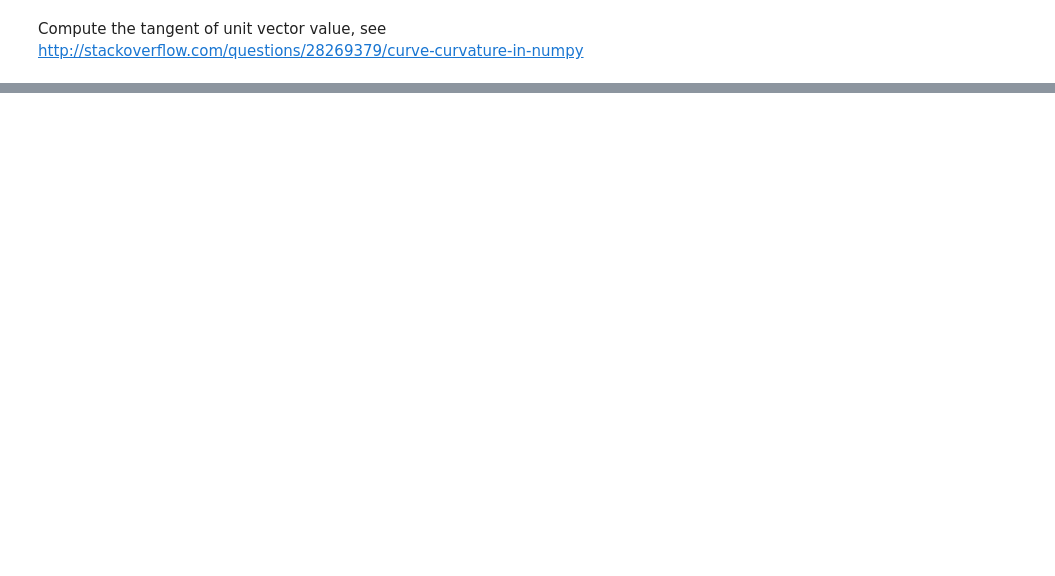
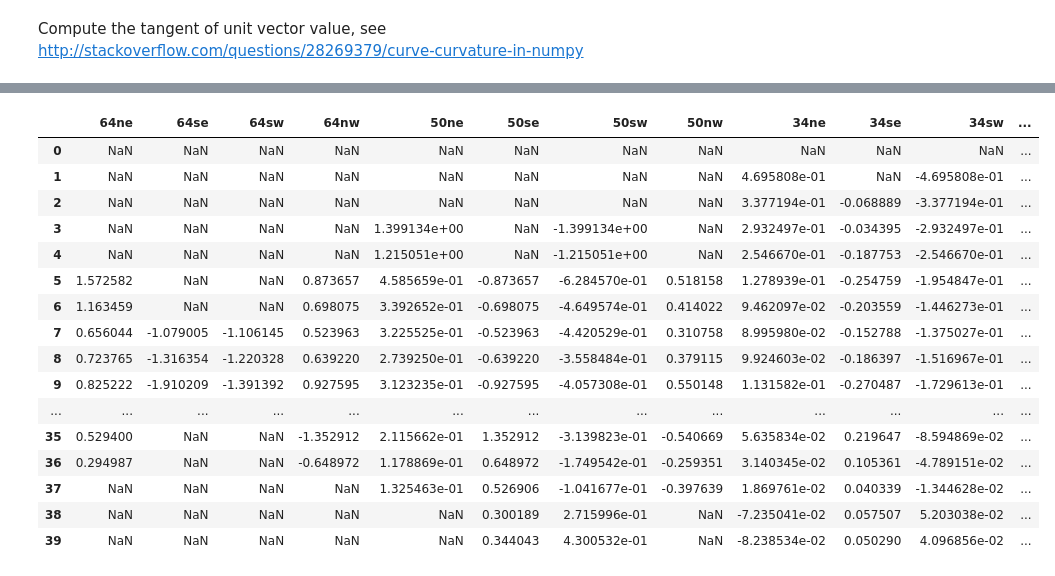
Before and after one commit to ec-jrc/pyStorms, a Jupyter notebook: Subtract translational and Coriolis velocity.ipynb, the cells around one changed output, grey strips where cells are left out. Cells and saved outputs as stored; diff of their text form; code cells hidden in the pictures; blank space fills up the shorter version.

```diff
--- a/Subtract translational and Coriolis velocity.ipynb
+++ b/Subtract translational and Coriolis velocity.ipynb
@@ -431,0 +189,22 @@ else:
+# %%
+VT=vtr[:,np.newaxis]*(cosfi[:,np.newaxis] * cosan + sinfi[:,np.newaxis] * sinan)*(1-EXPRATIO)   # Eq (15) from JRC report
+# %%
+VT
+# %% [output]
+|  | 64ne | 64se | 64sw | 64nw | 50ne | 50se | 50sw | 50nw | 34ne | 34se | 34sw | ... |
+| 0 | NaN | NaN | NaN | NaN | NaN | NaN | NaN | NaN | NaN | NaN | NaN | ... |
+| 1 | NaN | NaN | NaN | NaN | NaN | NaN | NaN | NaN | 4.695808e-01 | NaN | -4.695808e-01 | ... |
+| 2 | NaN | NaN | NaN | NaN | NaN | NaN | NaN | NaN | 3.377194e-01 | -0.068889 | -3.377194e-01 | ... |
+| 3 | NaN | NaN | NaN | NaN | 1.399134e+00 | NaN | -1.399134e+00 | NaN | 2.932497e-01 | -0.034395 | -2.932497e-01 | ... |
+| 4 | NaN | NaN | NaN | NaN | 1.215051e+00 | NaN | -1.215051e+00 | NaN | 2.546670e-01 | -0.187753 | -2.546670e-01 | ... |
+| 5 | 1.572582 | NaN | NaN | 0.873657 | 4.585659e-01 | -0.873657 | -6.284570e-01 | 0.518158 | 1.278939e-01 | -0.254759 | -1.954847e-01 | ... |
+| 6 | 1.163459 | NaN | NaN | 0.698075 | 3.392652e-01 | -0.698075 | -4.649574e-01 | 0.414022 | 9.462097e-02 | -0.203559 | -1.446273e-01 | ... |
+| 7 | 0.656044 | -1.079005 | -1.106145 | 0.523963 | 3.225525e-01 | -0.523963 | -4.420529e-01 | 0.310758 | 8.995980e-02 | -0.152788 | -1.375027e-01 | ... |
+| 8 | 0.723765 | -1.316354 | -1.220328 | 0.639220 | 2.739250e-01 | -0.639220 | -3.558484e-01 | 0.379115 | 9.924603e-02 | -0.186397 | -1.516967e-01 | ... |
+| 9 | 0.825222 | -1.910209 | -1.391392 | 0.927595 | 3.123235e-01 | -0.927595 | -4.057308e-01 | 0.550148 | 1.131582e-01 | -0.270487 | -1.729613e-01 | ... |
+| ... | ... | ... | ... | ... | ... | ... | ... | ... | ... | ... | ... | ... |
+| 35 | 0.529400 | NaN | NaN | -1.352912 | 2.115662e-01 | 1.352912 | -3.139823e-01 | -0.540669 | 5.635834e-02 | 0.219647 | -8.594869e-02 | ... |
+| 36 | 0.294987 | NaN | NaN | -0.648972 | 1.178869e-01 | 0.648972 | -1.749542e-01 | -0.259351 | 3.140345e-02 | 0.105361 | -4.789151e-02 | ... |
+| 37 | NaN | NaN | NaN | NaN | 1.325463e-01 | 0.526906 | -1.041677e-01 | -0.397639 | 1.869761e-02 | 0.040339 | -1.344628e-02 | ... |
+| 38 | NaN | NaN | NaN | NaN | NaN | 0.300189 | 2.715996e-01 | NaN | -7.235041e-02 | 0.057507 | 5.203038e-02 | ... |
+| 39 | NaN | NaN | NaN | NaN | NaN | 0.344043 | 4.300532e-01 | NaN | -8.238534e-02 | 0.050290 | 4.096856e-02 | ... |
```
Also changed, not shown: parts of 85 cells of this notebook, 10 other files.
